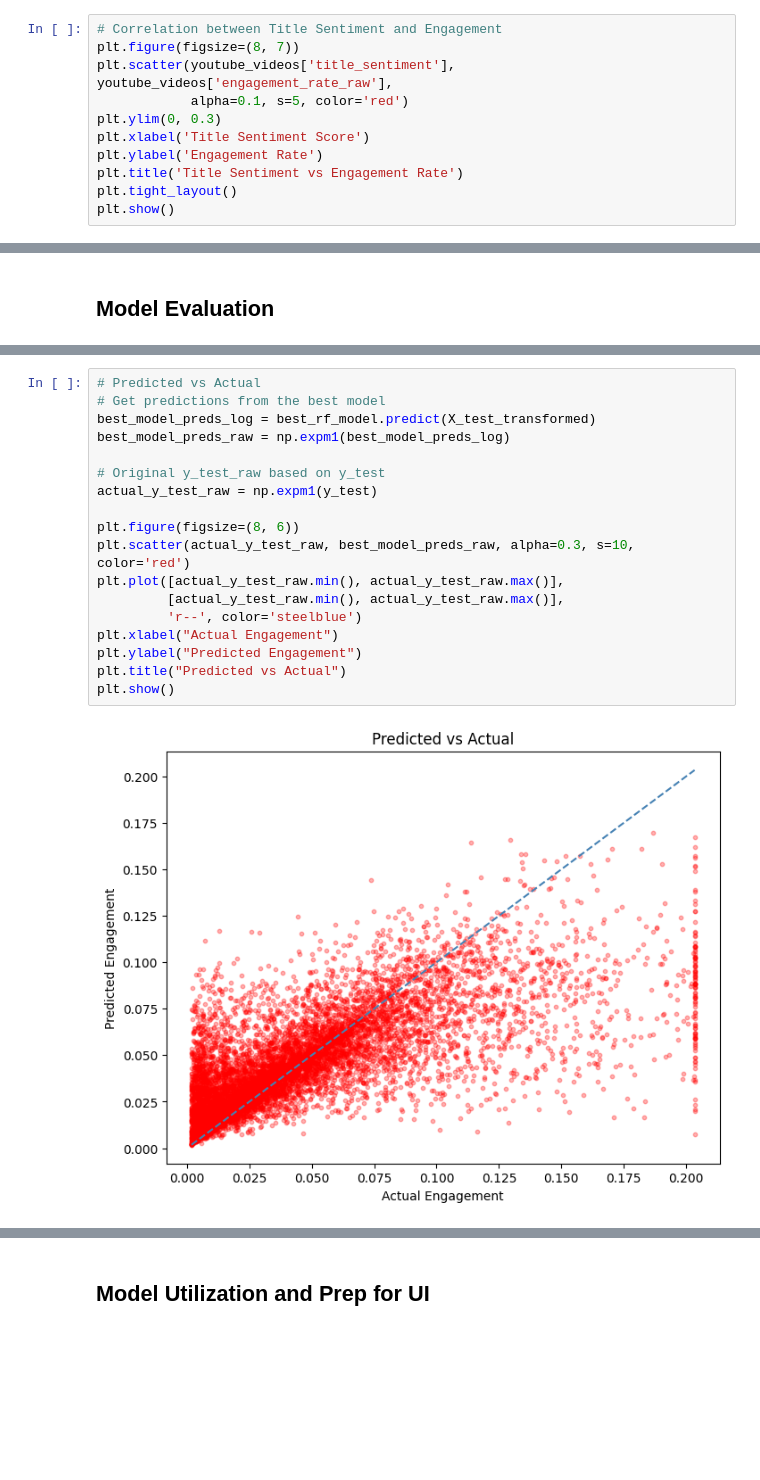
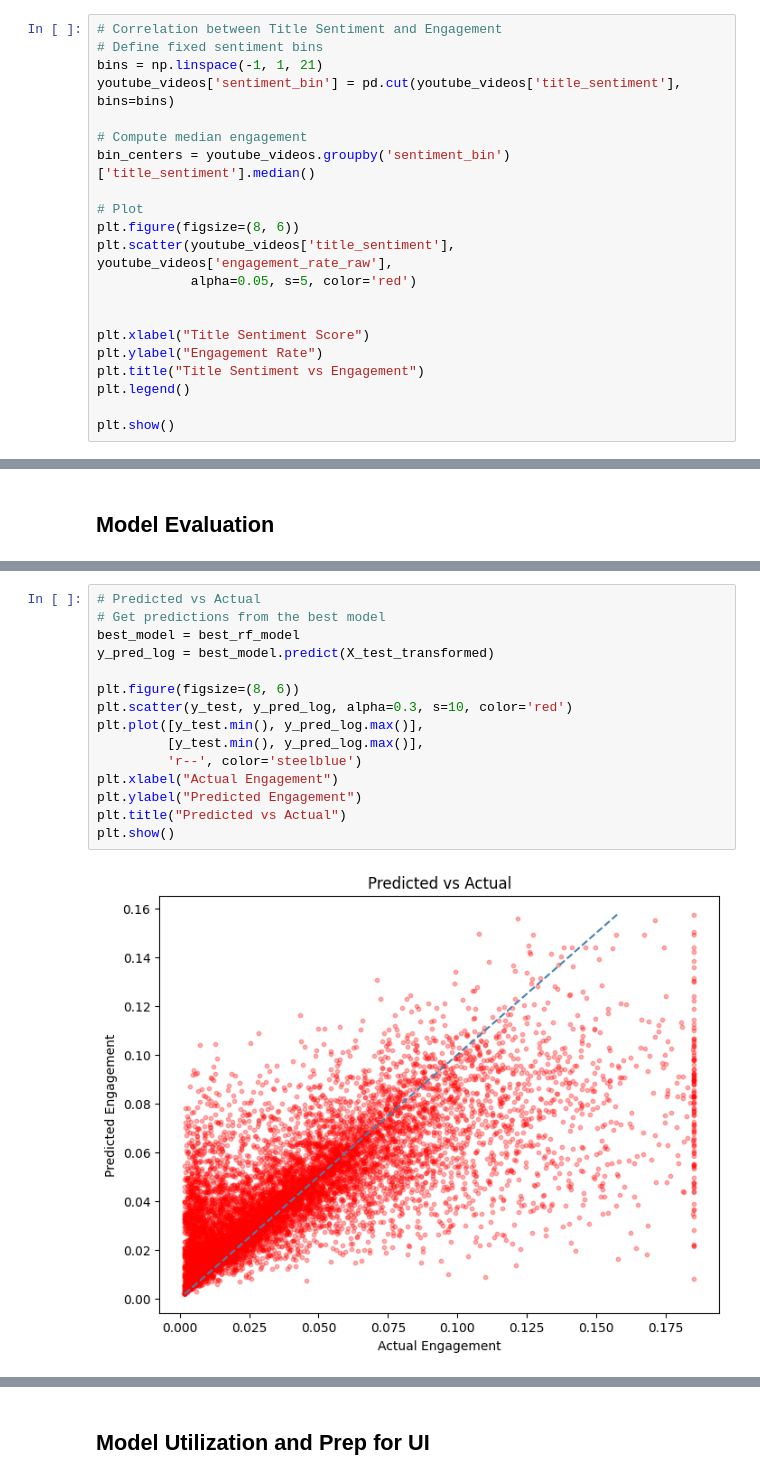
Before and after one commit to Mamaril-Jeremy/DTSC-691-Project, a Jupyter notebook: notebooks/youtube_eng_predictor.ipynb, the cells around one changed output, grey strips where cells are left out. Drawn from its saved outputs; the diff is of its cells as text; blank space fills up the shorter version.

```diff
--- a/notebooks/youtube_eng_predictor.ipynb
+++ b/notebooks/youtube_eng_predictor.ipynb
@@ -696,12 +639,22 @@ plt.show()
 # %%
 # Correlation between Title Sentiment and Engagement
-plt.figure(figsize=(8, 7))
+# Define fixed sentiment bins
+bins = np.linspace(-1, 1, 21)
+youtube_videos['sentiment_bin'] = pd.cut(youtube_videos['title_sentiment'], bins=bins)
+
+# Compute median engagement
+bin_centers = youtube_videos.groupby('sentiment_bin')['title_sentiment'].median()
+
+# Plot
+plt.figure(figsize=(8, 6))
 plt.scatter(youtube_videos['title_sentiment'], youtube_videos['engagement_rate_raw'],
-            alpha=0.1, s=5, color='red')
-plt.ylim(0, 0.3)
-plt.xlabel('Title Sentiment Score')
-plt.ylabel('Engagement Rate')
-plt.title('Title Sentiment vs Engagement Rate')
-plt.tight_layout()
+            alpha=0.05, s=5, color='red')
+
+
+plt.xlabel("Title Sentiment Score")
+plt.ylabel("Engagement Rate")
+plt.title("Title Sentiment vs Engagement")
+plt.legend()
+
 plt.show()
 # %% [output]
@@ -1131,22 +1070,19 @@ Neural Network               0.3925       0.0217       0.0323
 # %%
 # Predicted vs Actual
 # Get predictions from the best model
-best_model_preds_log = best_rf_model.predict(X_test_transformed)
-best_model_preds_raw = np.expm1(best_model_preds_log)
-
-# Original y_test_raw based on y_test
-actual_y_test_raw = np.expm1(y_test)
+best_model = best_rf_model
+y_pred_log = best_model.predict(X_test_transformed)
 
 plt.figure(figsize=(8, 6))
-plt.scatter(actual_y_test_raw, best_model_preds_raw, alpha=0.3, s=10, color='red')
-plt.plot([actual_y_test_raw.min(), actual_y_test_raw.max()],
-         [actual_y_test_raw.min(), actual_y_test_raw.max()],
+plt.scatter(y_test, y_pred_log, alpha=0.3, s=10, color='red')
+plt.plot([y_test.min(), y_pred_log.max()],
+         [y_test.min(), y_pred_log.max()],
          'r--', color='steelblue')
 plt.xlabel("Actual Engagement")
 plt.ylabel("Predicted Engagement")
 plt.title("Predicted vs Actual")
 plt.show()
 # %% [output]
-[figure, old version]
+[figure, new version]
 # %%
 # Residual plot for the best model
```
Also changed, not shown: parts of 28 cells of this notebook, 2 other files.
